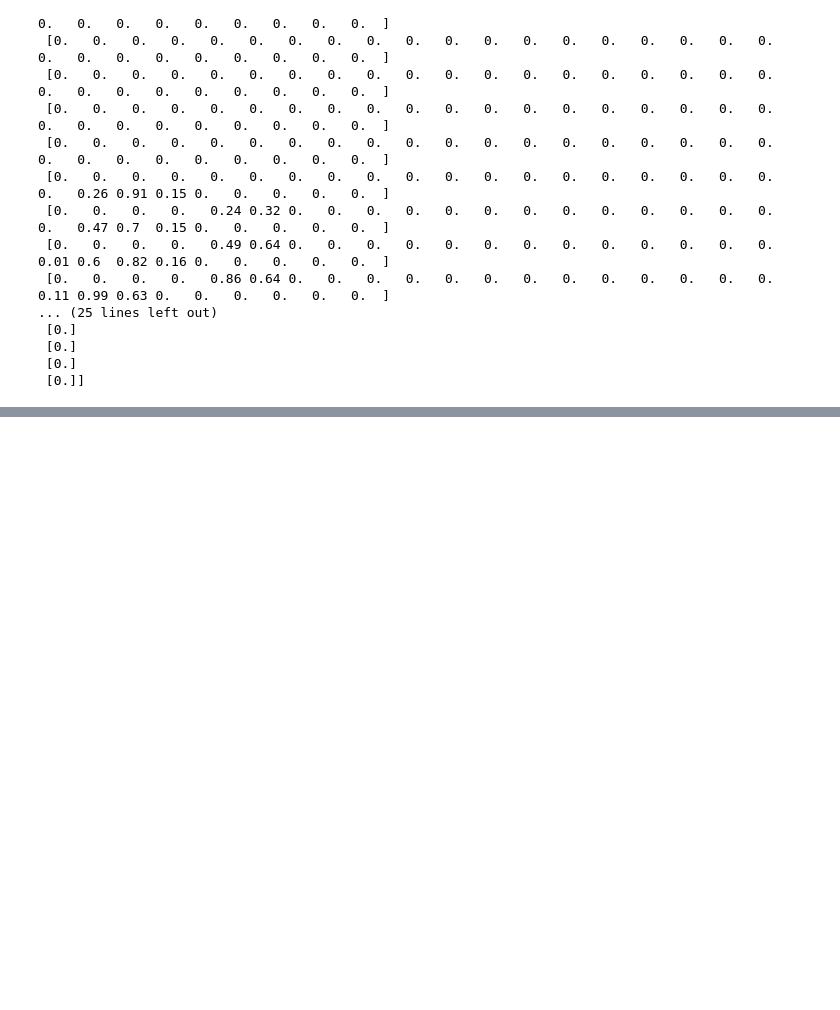
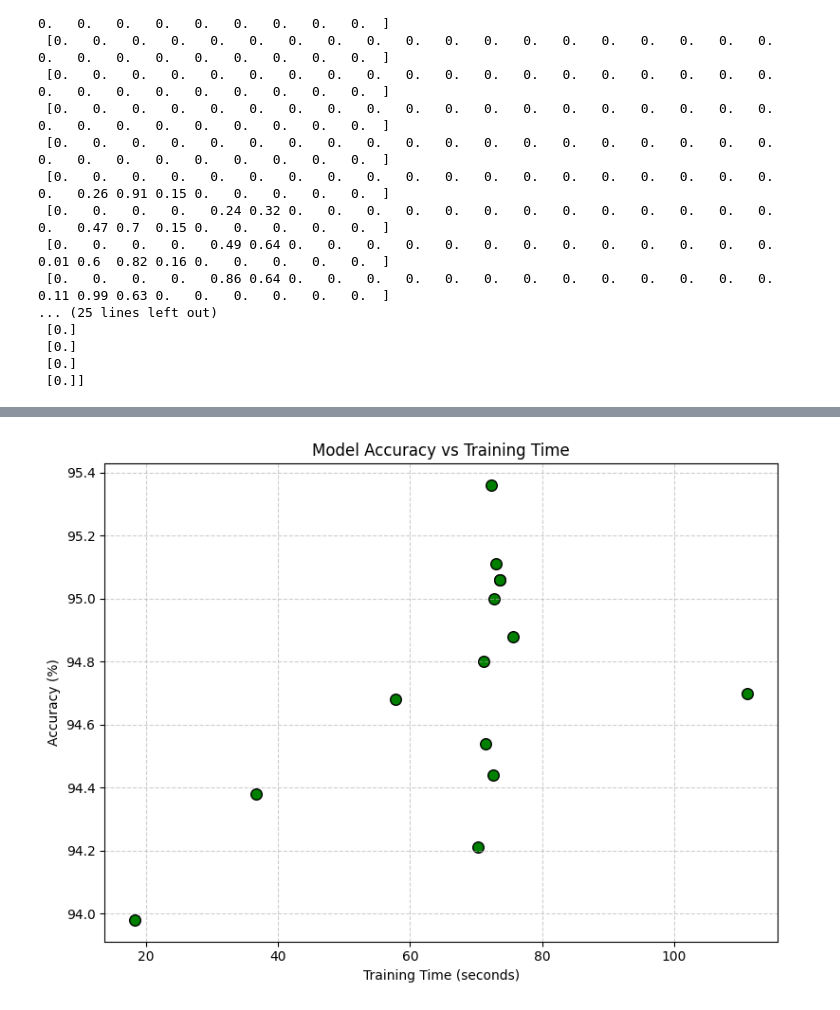
Before and after one commit to knnthomas/cosc470, a Jupyter notebook: notebooks/hw2snn.ipynb, the cells around one changed output, grey strips where cells are left out. Cells and saved outputs as stored; diff of their text form; code cells hidden in the pictures; blank space fills up the shorter version.

```diff
--- a/notebooks/hw2snn.ipynb
+++ b/notebooks/hw2snn.ipynb
@@ -156,41 +157,69 @@ Epoch 29 : 9470 / 10000
 # %%
+import matplotlib.pyplot as plt
+
 # PART 3 - experiment with the hyperparameters ... try the following combinations
 # Three different lists of training_times and three different lists of accuracies.
 tt_baseline = 73.6
 acc_baseline = 95.06
 
 # Varying the number of epochs: 5, 10, 15, 30 (see below)
-labels_epochs = []
-labels_epochs[0] = 5, 10, 3.0
-labels_epochs[1] = 10, 10, 3.0
-labels_epochs[2] = 15, 10, 3.0
-labels_epochs[3] = 20, 10, 3.0
-labels_epochs[4] = 30, 10, 3.0
+labels_epochs = [
+
+    (5, 10, 3.0),
+    (10, 10, 3.0),
+    (15, 10, 3.0),
+    (20, 10, 3.0),
+    (30, 10, 3.0)
+
+]
 
 tt_epochs = [18.4, 36.7, 57.8, 73.6, 111.0]
 acc_epochs = [93.98, 94.38, 94.68, 95.06, 94.70]
 
 # Varying the batch size: 5, 20, 30
-labels_batches = []
-labels_batches[0] = 20, 5, 3.0
-labels_batches[1] = 20, 10, 3.0
-labels_batches[2] = 20, 20, 3.0
-labels_batches[3] = 20, 30, 3.0
+labels_batches = [
 
-tt_batches = []
-acc_batches = []
+    (20, 5, 3.0),
+    (20, 10, 3.0),
+    (20, 20, 3.0),
+    (20, 30, 3.0)
+
+]
+
+tt_batches = [75.6, 72.7, 71.5, 70.3]
+acc_batches = [94.88, 95.00, 94.54, 94.21]
 
 # Varying the learning rate: 2.5, 3.5, 4.0
-labels_learn = []
-labels_learn[0] = 20, 10, 2.5
-labels_learn[1] = 20, 10, 3.0
-labels_learn[2] = 20, 10, 3.5
-labels_learn[3] = 20, 10, 4.0
+labels_learn = [
 
-tt_learn = []
-acc_learn = []
+    (20, 10, 2.5),
+    (20, 10, 3.0),
+    (20, 10, 3.5),
+    (20, 10, 4.0)
+
+]
+
+tt_learn = [72.6, 71.1, 73.0, 72.3]
+acc_learn = [94.44, 94.80, 95.11, 95.36]
 
 tt = tt_epochs + tt_batches + tt_learn
 
 # After all 10 RUNS plus your original run with the defaults (20, 10, 3.0), plot your timing results and final test accuracy in a single chart using matplotlib
+labels_all = labels_epochs + labels_batches + labels_learn + [(20, 10, 3.0)]
+tt_all = tt_epochs + tt_batches + tt_learn + [tt_baseline]
+acc_all = acc_epochs + acc_batches + acc_learn + [acc_baseline]
+
+# Plot
+plt.figure(figsize=(8,6))
+plt.scatter(tt_all, acc_all, color='green', s=70, edgecolor='black')
+
+# Labels & Formatting
+plt.xlabel("Training Time (seconds)")
+plt.ylabel("Accuracy (%)")
+plt.title("Model Accuracy vs Training Time")
+plt.grid(True, linestyle='--', alpha=0.6)
+plt.tight_layout()
+plt.show()
+# %% [output]
+[figure, added]
 # %%
```
Also changed, not shown: parts of 3 cells of this notebook, 2 other files.
